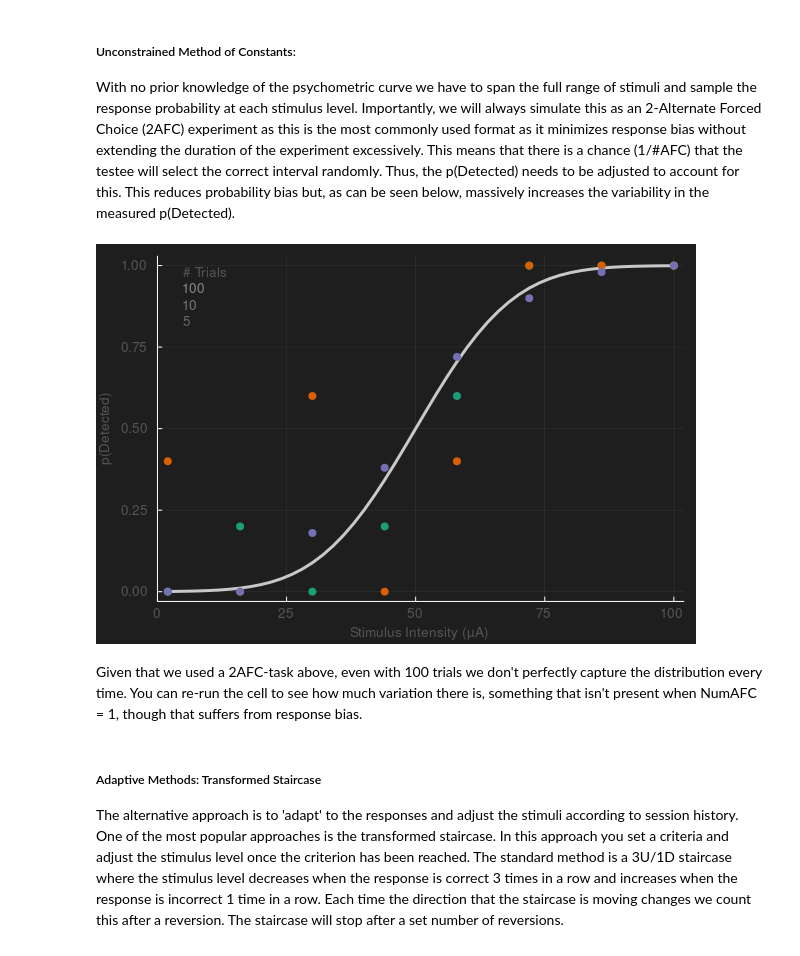
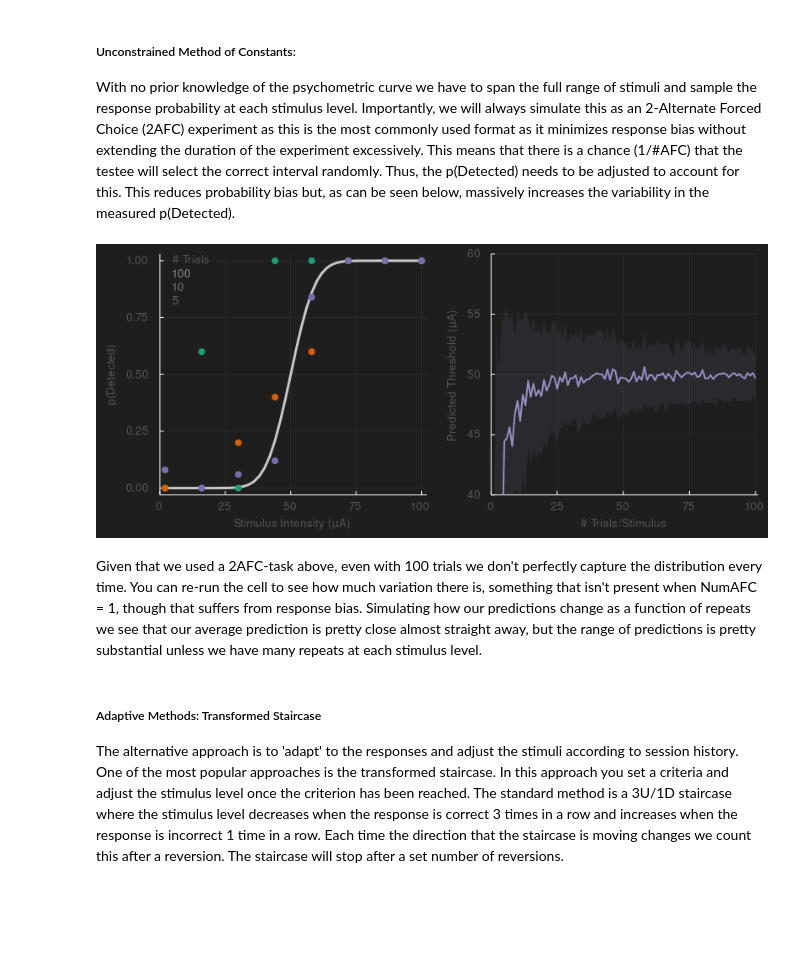
Before and after one commit to CMGreenspon/BCIDetectionThresholdSimulations, a Jupyter notebook: DetectionThresholdNotebook.ipynb, the cells around one changed output. Saved outputs shown, nothing was run; the diff lists cells and outputs as text; code cells hidden in the pictures; blank space fills up the shorter version.

Commit message:
move figures around and add measures

```diff
--- a/DetectionThresholdNotebook.ipynb
+++ b/DetectionThresholdNotebook.ipynb
@@ -24,7 +24,7 @@ We first define an example psychophysical response function defined as a cumulat
 # %%
 valid_stims = collect(2:2:100) # These are the amplitudes that can be given
 detection_threshold = 50 # microamps
-jnd = 10 # microamps
+jnd = 5 # microamps
 sigma = jnd2sigma(jnd) # Convert for producing normal distribution
 psychometric_pdf = Normal(detection_threshold, sigma) # The normal distribution
 pDetected = cdf(psychometric_pdf, valid_stims) # Response probability at each stimulus
@@ -55,26 +55,49 @@ With no prior knowledge of the psychometric curve we have to span the full range
 # %%
 # Here we will choose which stimulus levels to test at
 test_stims, test_stims_pDetected = GetConstantTargets(valid_stims, pDetected, Mode = "Unconstrained")
 # Prepare plot
-ConstantExamplePlot = plot(xlabel = "Stimulus Intensity (μA)", ylabel = "p(Detected)", xlim=(0, 102))
+ConstantExamplePlot = plot(xlabel = "Stimulus Intensity (μA)", ylabel = "p(Detected)", xlim=(0, 102),
+ size=(600,350))
     plot!(ConstantExamplePlot, valid_stims, pDetected, linecolor="rgb(200,200,200)", linewidth = 3)
     # Show for each number of trial
-    yl = .85; y_dec = .05
+    yl = .85; y_dec = .06
     for (i,num_trials) in enumerate([5, 10, 100])
         _, pd = ConstantSimulation(test_stims, test_stims_pDetected, num_trials, NumPerms = 1, NumAFC = 2)
         scatter!(ConstantExamplePlot, test_stims, vec(pd),  marker=:circle, markersize=5, markeralpha=1,
         markercolor=ColorSchemes.Dark2_3[i], markerstrokecolor=ColorSchemes.Dark2_3[i])
         annotate!(ConstantExamplePlot, 5, yl, num_trials, annotationhalign=:left, annotationvalign=:top,
         annotationcolor=markerstrokecolor=ColorSchemes.Dark2_3[i])
         yl = yl + y_dec
     end
     annotate!(ConstantExamplePlot, 5, yl, "# Trials",
     annotationhalign=:left, annotationvalign=:top, annotationcolor="rgb(200,200,200)")
-    display(ConstantExamplePlot)
+
+# Now we'll simulate the predictions as a function of # trials
+max_repeats_per_intensity = 100 # A beyond reasonable number of trials
+num_perms = 100 # Increase this for smoother/cleaner results at the expense of time
+
+# Simulate the method of constants
+constant_num_trials_t_est = zeros(max_repeats_per_intensity, num_perms); fill!(constant_num_trials_t_est, NaN)
+for MaxReps = 1:max_repeats_per_intensity
+    constant_num_trials_t_est[MaxReps,:], _ = ConstantSimulation(test_stims, test_stims_pDetected,
+    MaxReps, NumPerms = num_perms, NumAFC = 2, BoundSig=false)
+end
+# Compute stats across permutations
+t_mean_uconsts = vec(nanmean(constant_num_trials_t_est, dims = 2))
+t_std_uconsts = vec(nanstd(constant_num_trials_t_est, dims = 2))
+t_error_uconsts = vec(nanmean((constant_num_trials_t_est .- detection_threshold).^2, dims = 2))
+
+x = collect(1:max_repeats_per_intensity)
+ConstantsNumTrialsPlot = plot(xlabel = "# Trials/Stimulus", ylabel = "Predicted Threshold (μA)",
+  xlim=(0, max_repeats_per_intensity+1), ylim=(40,60), size=(800,350))
+plot!(ConstantsNumTrialsPlot, x, t_mean_uconsts, ribbon=t_std_uconsts, fillalpha=0.1, linewidth=2,
+  linecolor=ColorSchemes.PuOr_3[3], fillcolor=ColorSchemes.PuOr_3[3])
+
+plot(ConstantExamplePlot, ConstantsNumTrialsPlot, bottom_margin=5mm, left_margin=5mm)
 # %% [output]
-[figure, old version]
+[figure, new version]
 # %% [markdown]
-Given that we used a 2AFC-task above, even with 100 trials we don't perfectly capture the distribution every time. You can re-run the cell to see how much variation there is, something that isn't present when NumAFC = 1, though that suffers from response bias.
+Given that we used a 2AFC-task above, even with 100 trials we don't perfectly capture the distribution every time. You can re-run the cell to see how much variation there is, something that isn't present when NumAFC = 1, though that suffers from response bias. Simulating how our predictions change as a function of repeats we see that our average prediction is pretty close almost straight away, but the range of predictions is pretty substantial unless we have many repeats at each stimulus level.
 # %% [markdown]
 ##### Adaptive Methods: Transformed Staircase
 The alternative approach is to 'adapt' to the responses and adjust the stimuli according to session history. One of the most popular approaches is the transformed staircase. In this approach you set a criteria and adjust the stimulus level once the criterion has been reached. The standard method is a 3U/1D staircase where the stimulus level decreases when the response is correct 3 times in a row and increases when the response is incorrect 1 time in a row. Each time the direction that the staircase is moving changes we count this after a reversion. The staircase will stop after a set number of reversions.
```
Also changed, not shown: parts of 4 cells of this notebook.
